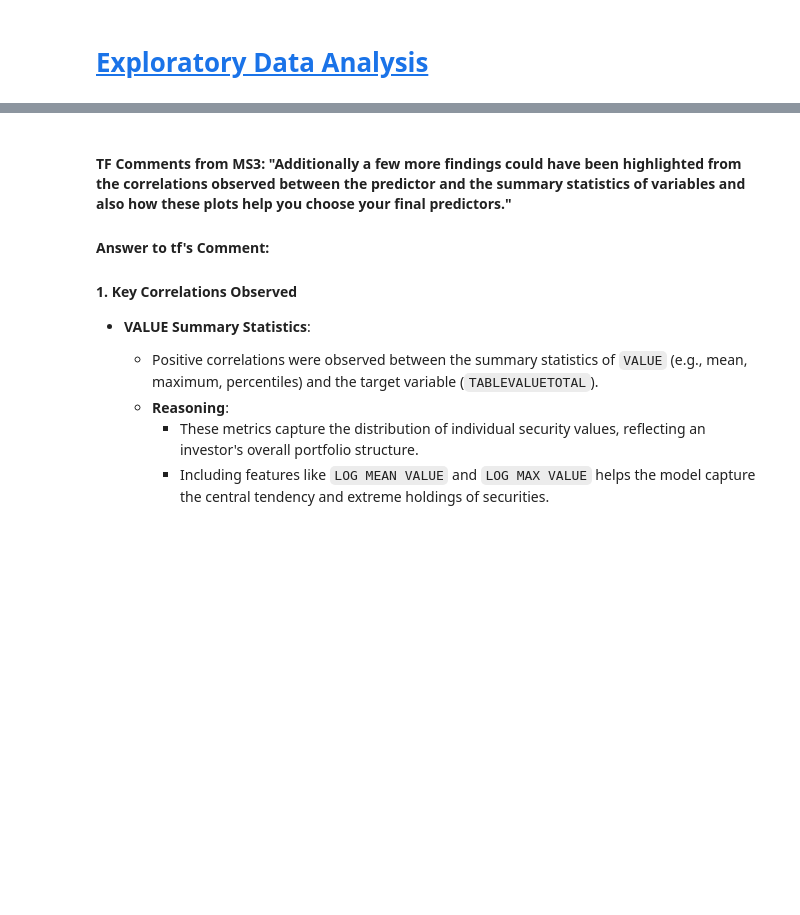
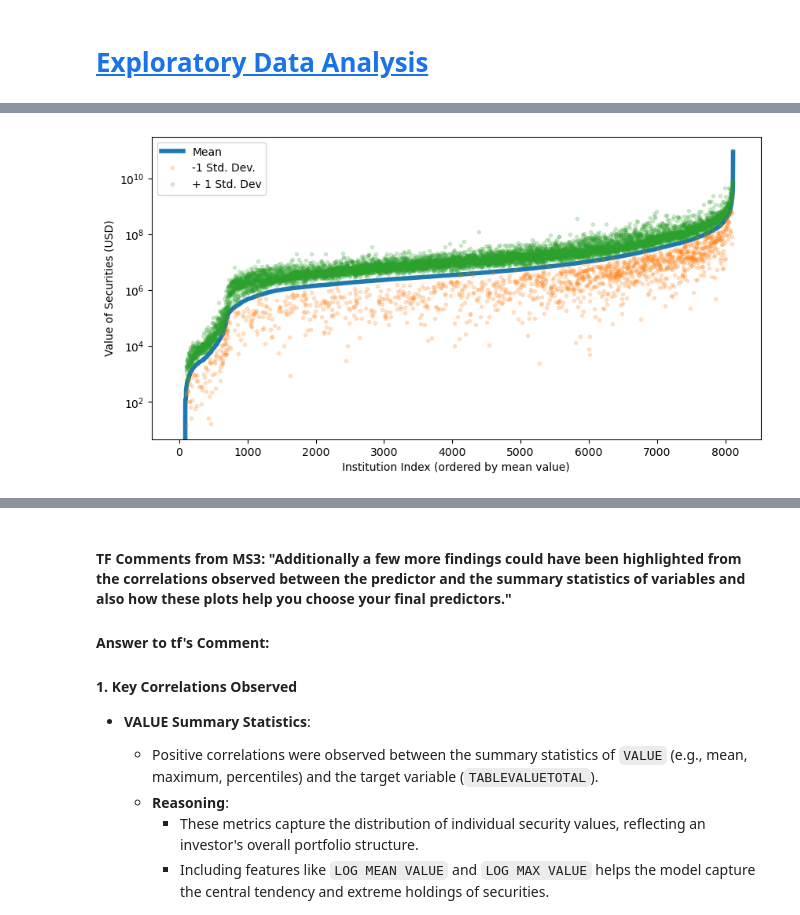
Before and after one commit to NathanDennis1/Modeling-Financial-Portfolios, a Jupyter notebook: milestone4/MS4_Combined.ipynb, the cells around one changed output, grey strips where cells are left out. Cells and saved outputs as stored; diff of their text form; code cells hidden in the pictures; blank space fills up the shorter version.

```diff
--- a/milestone4/MS4_Combined.ipynb
+++ b/milestone4/MS4_Combined.ipynb
@@ -50,0 +471,29 @@ from sklearn.model_selection import GridSearchCV
+# %%
+s = df_info.groupby(by="ACCESSION_NUMBER")['VALUE'].mean()
+s = s.rename("MEAN VALUE")
+df_stats = s.to_frame()
+# %%
+df_stats['MIN VALUE'] = df_info.groupby(by='ACCESSION_NUMBER')['VALUE'].min()
+df_stats['MAX VALUE'] = df_info.groupby(by='ACCESSION_NUMBER')['VALUE'].max()
+df_stats['STD VALUE'] = df_info.groupby(by='ACCESSION_NUMBER')['VALUE'].std()
+df_stats['25% VALUE'] = df_info.groupby(by='ACCESSION_NUMBER')['VALUE'].quantile(q = 0.25)
+df_stats['50% VALUE'] = df_info.groupby(by='ACCESSION_NUMBER')['VALUE'].median()
+df_stats['75% VALUE'] = df_info.groupby(by='ACCESSION_NUMBER')['VALUE'].quantile(q = 0.75)
+df_stats['10% VALUE'] = df_info.groupby(by='ACCESSION_NUMBER')['VALUE'].quantile(q = 0.10)
+df_stats['90% VALUE'] = df_info.groupby(by='ACCESSION_NUMBER')['VALUE'].quantile(q = 0.90)
+df_stats['99% VALUE'] = df_info.groupby(by='ACCESSION_NUMBER')['VALUE'].quantile(q = 0.99)
+df_stats['01% VALUE'] = df_info.groupby(by='ACCESSION_NUMBER')['VALUE'].quantile(q = 0.01)
+# %%
+df_stats['MEAN SHAMT'] = df_info.groupby(by='ACCESSION_NUMBER')['SSHPRNAMT'].mean()
+df_stats['MIN SHAMT'] = df_info.groupby(by='ACCESSION_NUMBER')['SSHPRNAMT'].min()
+df_stats['MAX SHAMT'] = df_info.groupby(by='ACCESSION_NUMBER')['SSHPRNAMT'].max()
+df_stats['STD SHAMT'] = df_info.groupby(by='ACCESSION_NUMBER')['SSHPRNAMT'].std()
+df_stats['25% SHAMT'] = df_info.groupby(by='ACCESSION_NUMBER')['SSHPRNAMT'].quantile(q = 0.25)
+df_stats['50% SHAMT'] = df_info.groupby(by='ACCESSION_NUMBER')['SSHPRNAMT'].median()
+df_stats['75% SHAMT'] = df_info.groupby(by='ACCESSION_NUMBER')['SSHPRNAMT'].quantile(q = 0.75)
+df_stats['10% SHAMT'] = df_info.groupby(by='ACCESSION_NUMBER')['SSHPRNAMT'].quantile(q = 0.10)
+df_stats['90% SHAMT'] = df_info.groupby(by='ACCESSION_NUMBER')['SSHPRNAMT'].quantile(q = 0.90)
+df_stats['99% SHAMT'] = df_info.groupby(by='ACCESSION_NUMBER')['SSHPRNAMT'].quantile(q = 0.99)
+df_stats['01% SHAMT'] = df_info.groupby(by='ACCESSION_NUMBER')['SSHPRNAMT'].quantile(q = 0.01)
+# %%
+df_stats = df_stats.reset_index()
@@ -50,0 +655,13 @@ from sklearn.model_selection import GridSearchCV
+# %%
+df_stats_sorted = df_stats.sort_values(by="MEAN VALUE")
+x = np.arange(len(df_stats_sorted))
+fig, ax = plt.subplots(1,1,figsize=(10,5))
+ax.plot(x, df_stats_sorted['MEAN VALUE'], label='Mean',linewidth=4)
+ax.plot(x, df_stats_sorted['MEAN VALUE'] - df_stats_sorted['STD VALUE'],'.', alpha=0.2,label='-1 Std. Dev.')
+ax.plot(x, df_stats_sorted['MEAN VALUE'] + df_stats_sorted['STD VALUE'],'.', alpha=0.2, label='+ 1 Std. Dev')
+ax.set_ylabel("Value of Securities (USD)")
+ax.legend()
+ax.set_xlabel("Institution Index (ordered by mean value)")
+ax.set_yscale("log")
+# %% [output]
+[figure, added]
```
Also changed, not shown: parts of 94 cells of this notebook, 2 other files.
